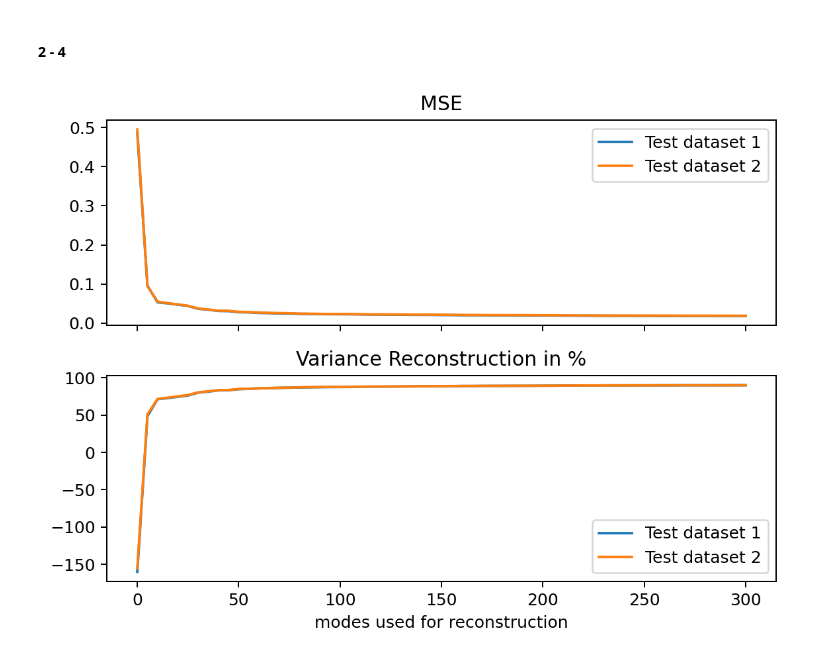
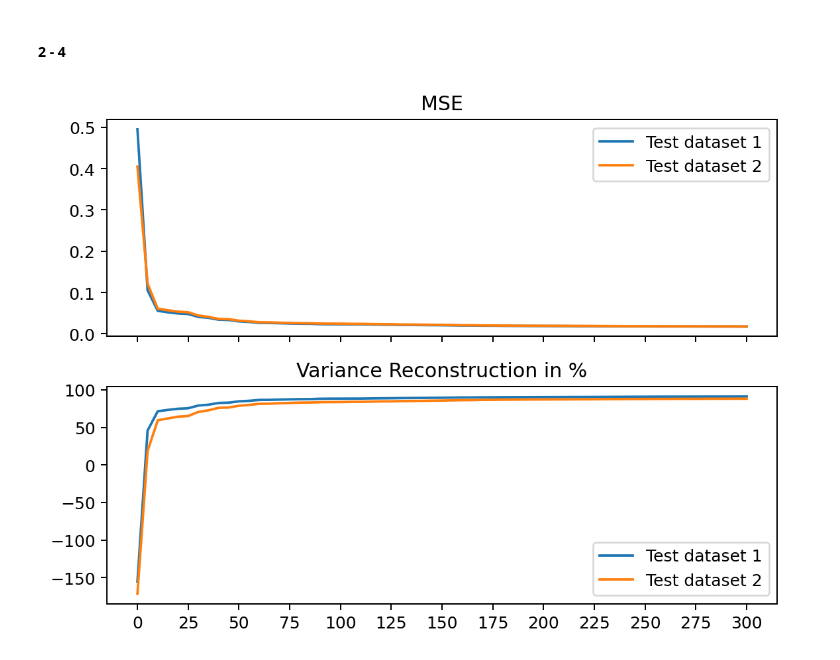
Before and after one commit to AntonSchreiber/ROM-buffet-forecasting, a Jupyter notebook: App/svd_test.ipynb, the cells around one changed output. Cells and saved outputs as stored; diff of their text form; code cells hidden in the pictures.

Commit message:
Change test datasets according to result in svd_train

```diff
--- a/App/svd_test.ipynb
+++ b/App/svd_test.ipynb
@@ -18,7 +18,7 @@ plt.rcParams["figure.dpi"] = 180
 output_path = "../output/SVD"
 data_path = "../data"
 
-test_keys = ['ma0.84_alpha4.50', 'ma0.84_alpha5.00']
+test_keys = ['ma0.84_alpha5.00', 'ma0.84_alpha3.00']
 # %% [markdown]
 #### 1. Load test datasets and U
 # %%
@@ -71,16 +71,17 @@ for rank in ranks:
 # %%
 # Plot the results and save the figure
 fig, (ax1, ax2) = plt.subplots(2, 1, sharex=True)
 ax1.plot(ranks, MSE_1, label="Test dataset 1")
 ax1.plot(ranks, MSE_2, label="Test dataset 2")
 ax1.set_title("MSE")
 ax1.legend()
 ax2.plot(ranks, Var1, label="Test dataset 1")
 ax2.plot(ranks, Var2, label="Test dataset 2")
 ax2.set_title("Variance Reconstruction in %")
-ax2.set_xlabel("modes used for reconstruction")
+# ax2.set_xlabel("modes used for reconstruction")
+ax2.set_xticks(range(0, 325, 25))
 ax2.legend()
 fig.tight_layout()
 fig.savefig(join(output_path, "MSE_and_Variance_with_rank.png"))
 # %% [output]
-[figure, old version]
+[figure, new version]
```
